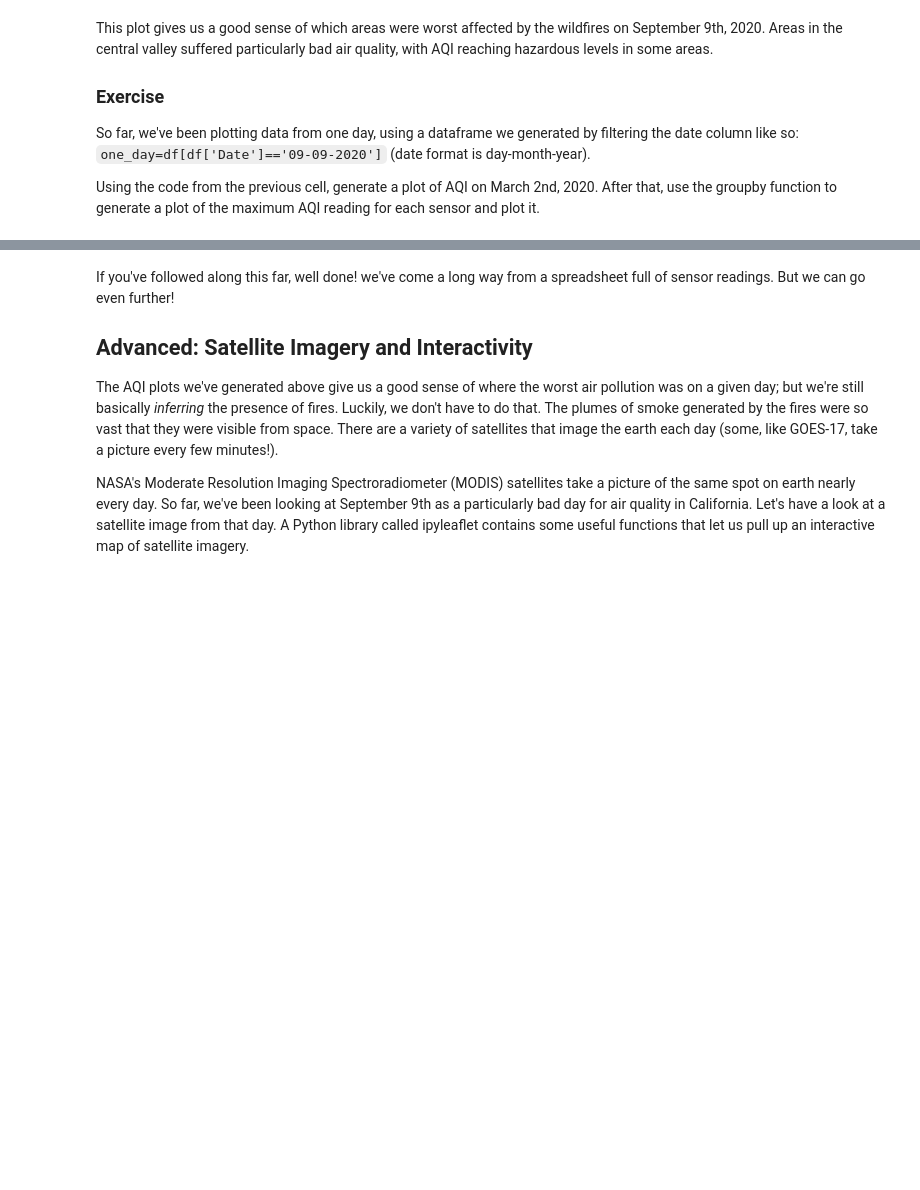
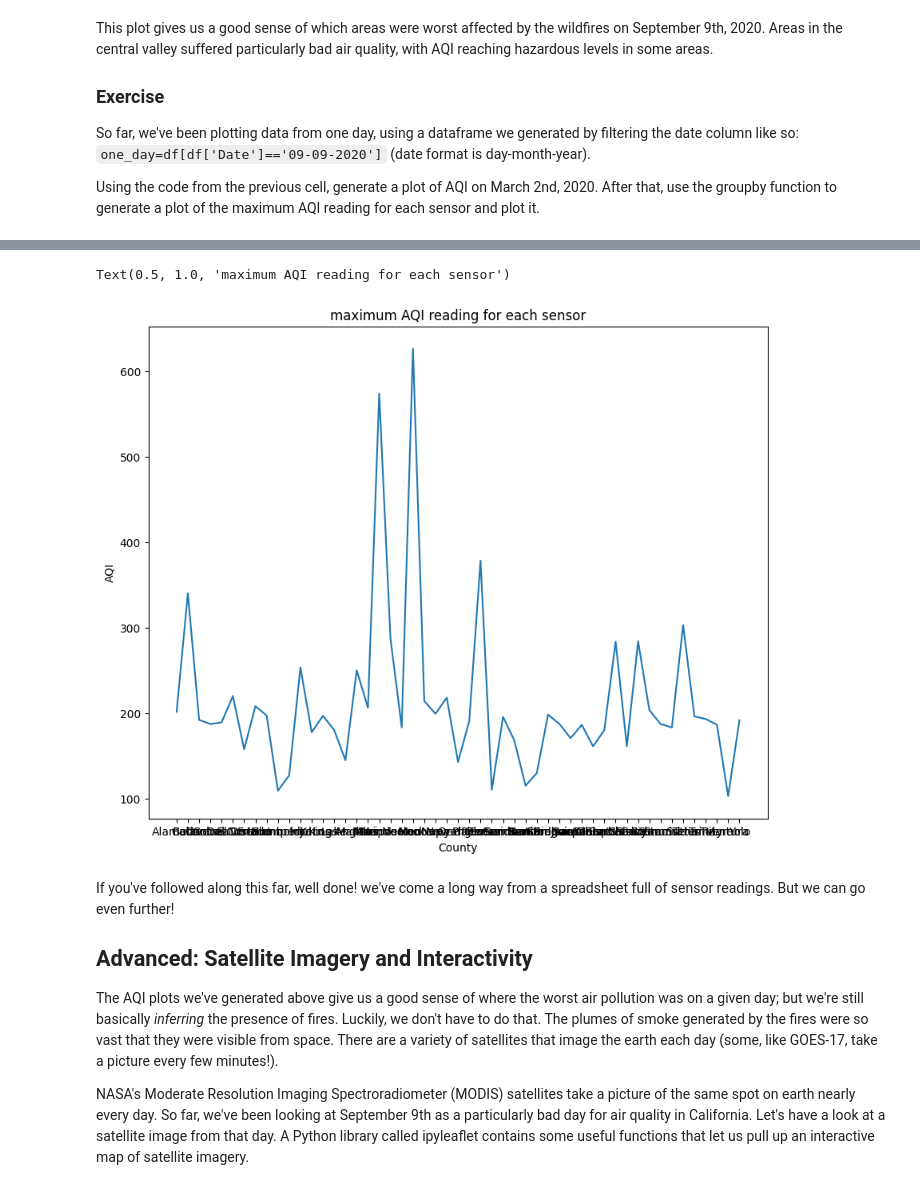
Before and after one commit to Zccarou/QM2, a Jupyter notebook: notebooks/W03. Spatial Data.ipynb, the cells around one changed output, grey strips where cells are left out. Cells and saved outputs as stored; diff of their text form; code cells hidden in the pictures; blank space fills up the shorter version.

```diff
--- a/notebooks/W03. Spatial Data.ipynb
+++ b/notebooks/W03. Spatial Data.ipynb
@@ -422,3 +457,13 @@ Using the code from the previous cell, generate a plot of AQI on March 2nd, 2020
+# %%
+counties=county_daily.groupby('COUNTY')['AQI'].max().reset_index()
+counties.sort_values(by='AQI',ascending=False)
+plt.plot(counties['COUNTY'],counties['AQI'])
+plt.xlabel("County")
+plt.ylabel("AQI")
+plt.title("maximum AQI reading for each sensor")
+# %% [output]
+Text(0.5, 1.0, 'maximum AQI reading for each sensor')
+[figure, added]
 # %% [markdown]
 If you've followed along this far, well done! we've come a long way from a spreadsheet full of sensor readings. But we can go even further!
 
```
Also changed, not shown: parts of 3 cells of this notebook.
